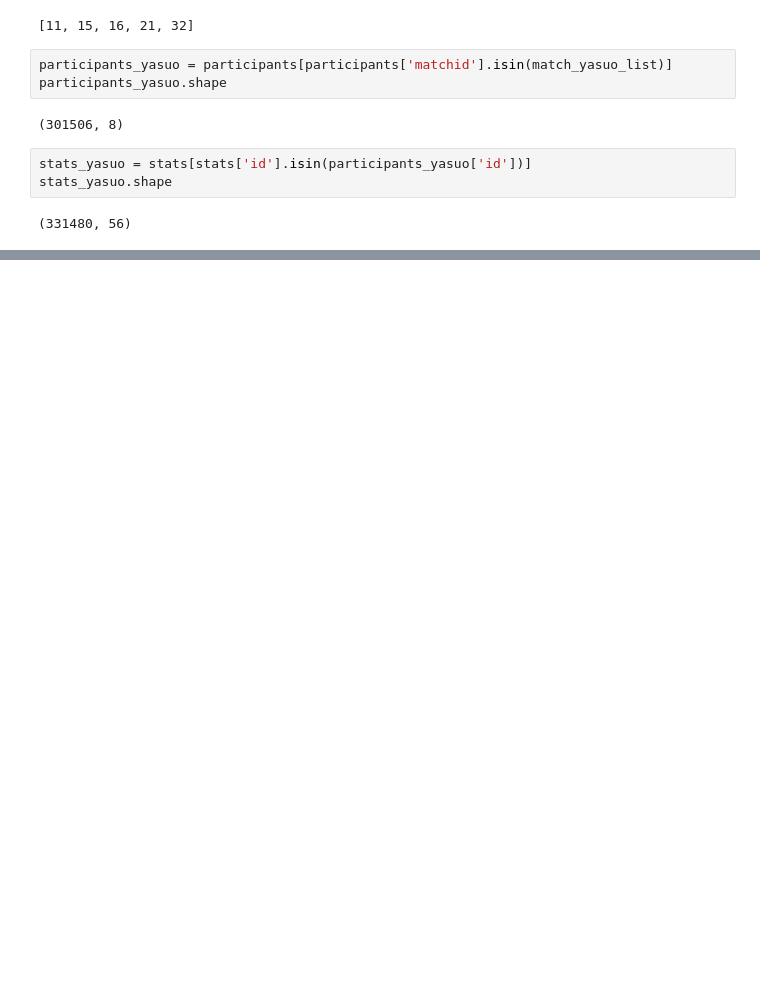
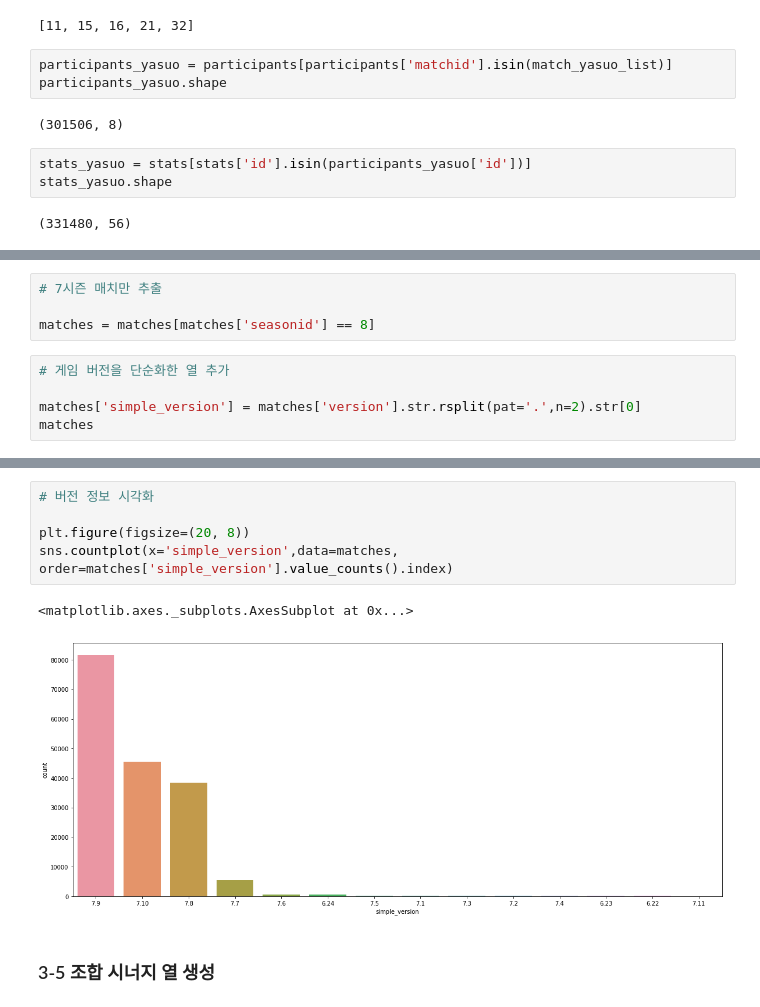
Before and after one commit to Jaepal/data-science-portfolio, a Jupyter notebook: league_of_legends/lol2.ipynb, the cells around one changed output, grey strips where cells are left out. Cells and saved outputs as stored; diff of their text form; blank space fills up the shorter version.

```diff
--- a/league_of_legends/lol2.ipynb
+++ b/league_of_legends/lol2.ipynb
@@ -234,0 +387,9 @@ participants[participants['championid'] == 157]['position'].value_counts().plot(
+# %%
+# 7시즌 매치만 추출
+
+matches = matches[matches['seasonid'] == 8]
+# %%
+# 게임 버전을 단순화한 열 추가
+
+matches['simple_version'] = matches['version'].str.rsplit(pat='.',n=2).str[0]
+matches
@@ -234,0 +415,10 @@ participants[participants['championid'] == 157]['position'].value_counts().plot(
+# %%
+# 버전 정보 시각화
+
+plt.figure(figsize=(20, 8))
+sns.countplot(x='simple_version',data=matches, order=matches['simple_version'].value_counts().index)
+# %% [output]
+<matplotlib.axes._subplots.AxesSubplot at 0x...>
+[figure, added]
+# %% [markdown]
+### 3-5 조합 시너지 열 생성
```
Also changed, not shown: parts of 57 cells of this notebook.
